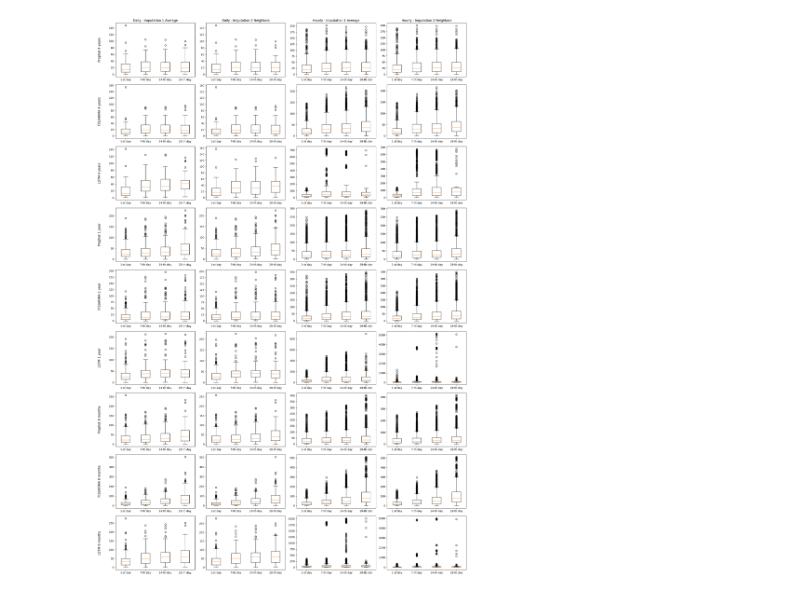
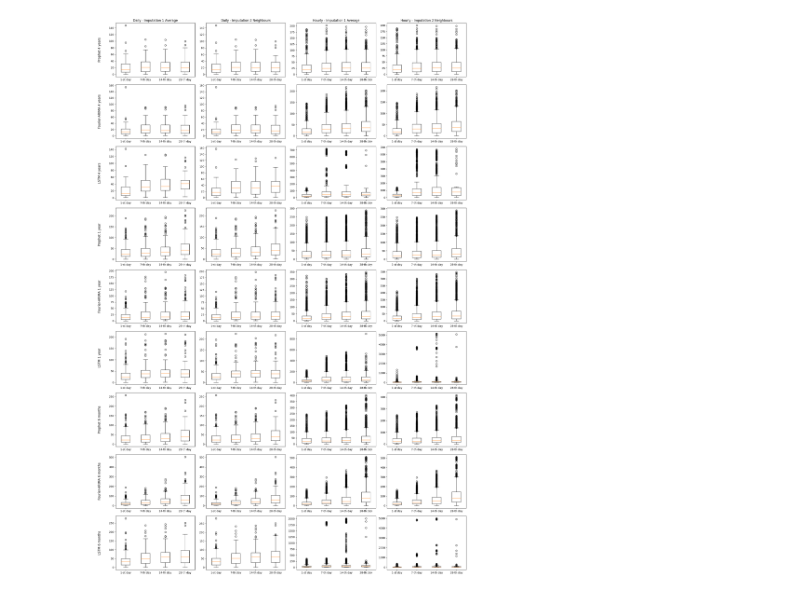
Before and after one commit to HCAI-Sarajevo/MIPRO2024, a Jupyter notebook: Results_visualisation.ipynb, the cells around one changed output. Cells and saved outputs as stored; diff of their text form; code cells hidden in the pictures.

```diff
--- a/Results_visualisation.ipynb
+++ b/Results_visualisation.ipynb
@@ -33,8 +33,8 @@ experiment_cases = [
 fig, axs = plt.subplots(9, 4, figsize=(20, 30))
 
 # Add headers
-header_models = ['Prophet', 'F(S)ARIMA', 'LSTM']
-header_datasets = ['Daily - Imputation 1 Average', 'Daily - Imputation 2 Neighbors', 'Hourly - Imputation 1 Average', 'Hourly - Imputation 2 Neighbors']
+header_models = ['Prophet', 'Fourier-ARIMA', 'LSTM']
+header_datasets = ['Daily - Imputation 1 Average', 'Daily - Imputation 2 Neighbours', 'Hourly - Imputation 1 Average', 'Hourly - Imputation 2 Neighbours']
 
 # Set labels for each row
 for i in range(0, 9):
@@ -114,34 +114,34 @@ for result_file_name in results_file_names:
         predictions_column = df_results_filtered['Test Predictions']
 
         test_data_for_periods = []
         prediction_data_for_periods = []
 
         # Calculating errors for 1, 7, 14, 28 days and plotting forecast plot and boxplot
         for i in [1, 7, 14, 28]:
             # take i-1-th (-1 because enumerations starts from 0) element from each list of tests and predictions columns
             if 'daily' in filename:
                 tests = tests_column.apply(lambda x: x[i-1])
                 predictions = predictions_column.apply(lambda x: x[i-1])
             elif 'hourly' in filename:
                 tests = pd.Series([item for sublist in tests_column.apply(lambda x: x[(i-1)*24:i*24]) for item in sublist])
                 predictions = pd.Series([item for sublist in predictions_column.apply(lambda x: x[(i-1)*24:i*24]) for item in sublist])
 
             test_data_for_periods.append(tests)
             prediction_data_for_periods.append(predictions)
 
         # Calculate the row and column index for the subplot
         row_index = file_name_to_row[result_file_name] + train_size_to_row_offset[train_size]
         col_index = filename_to_col[filename]
 
         # Plot boxplot of errors as error = abs(predictions - tests) for 1, 7, 14, 28 days on one plot where x label shows number of days
         axs[row_index, col_index].boxplot([abs(test_data_for_periods[0] - prediction_data_for_periods[0]), abs(test_data_for_periods[1] - prediction_data_for_periods[1]), abs(test_data_for_periods[2] - prediction_data_for_periods[2]), abs(test_data_for_periods[3] - prediction_data_for_periods[3])])
         axs[row_index, col_index].set_xticks([1, 2, 3, 4])
         axs[row_index, col_index].set_xticklabels(["1-st day", "7-th day", "14-th day", "28-th day"])
 
 plt.tight_layout()
 plt.show()
 # %% [output]
-[figure, old version]
+[figure, new version]
 # %%
 import os
 import pandas as pd
```
Also changed, not shown: parts of 1 cell of this notebook, 2 other files.
